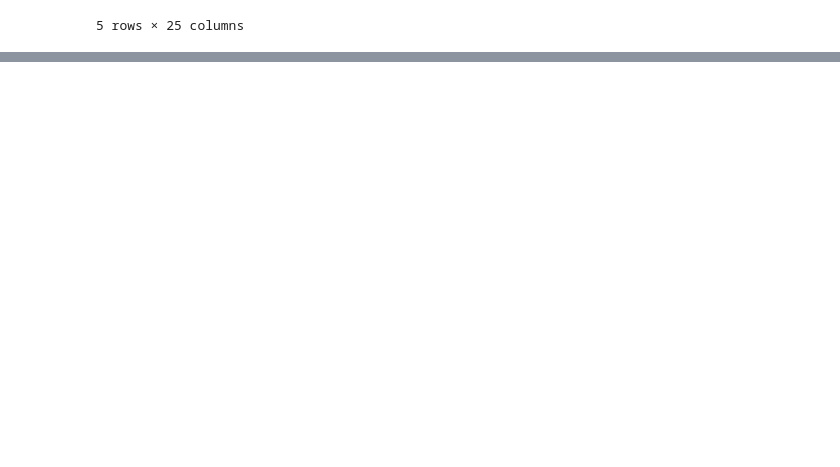
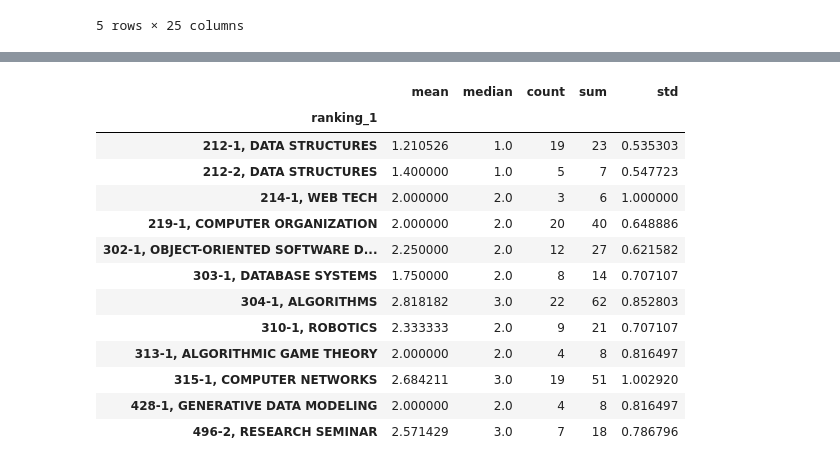
Before and after one commit to awoolfson/data-science-final, a Jupyter notebook: bivariate.ipynb, the cells around one changed output, grey strips where cells are left out. Cells and saved outputs as stored; diff of their text form; code cells hidden in the pictures; blank space fills up the shorter version.

```diff
--- a/bivariate.ipynb
+++ b/bivariate.ipynb
@@ -82,0 +145,18 @@ pearson
+# %%
+grouped_df = df.groupby('ranking_1')['desired_amount_of_courses'].agg(['mean', 'median', 'count', 'sum', 'std'])
+grouped_df
+# %% [output]
+|  | mean | median | count | sum | std |
+| ranking_1 |  |  |  |  |  |
+| 212-1, DATA STRUCTURES | 1.210526 | 1.0 | 19 | 23 | 0.535303 |
+| 212-2, DATA STRUCTURES | 1.400000 | 1.0 | 5 | 7 | 0.547723 |
+| 214-1, WEB TECH | 2.000000 | 2.0 | 3 | 6 | 1.000000 |
+| 219-1, COMPUTER ORGANIZATION | 2.000000 | 2.0 | 20 | 40 | 0.648886 |
+| 302-1, OBJECT-ORIENTED SOFTWARE D... | 2.250000 | 2.0 | 12 | 27 | 0.621582 |
+| 303-1, DATABASE SYSTEMS | 1.750000 | 2.0 | 8 | 14 | 0.707107 |
+| 304-1, ALGORITHMS | 2.818182 | 3.0 | 22 | 62 | 0.852803 |
+| 310-1, ROBOTICS | 2.333333 | 2.0 | 9 | 21 | 0.707107 |
+| 313-1, ALGORITHMIC GAME THEORY | 2.000000 | 2.0 | 4 | 8 | 0.816497 |
+| 315-1, COMPUTER NETWORKS | 2.684211 | 3.0 | 19 | 51 | 1.002920 |
+| 428-1, GENERATIVE DATA MODELING | 2.000000 | 2.0 | 4 | 8 | 0.816497 |
+| 496-2, RESEARCH SEMINAR | 2.571429 | 3.0 | 7 | 18 | 0.786796 |
```
Also changed, not shown: parts of 13 cells of this notebook.
